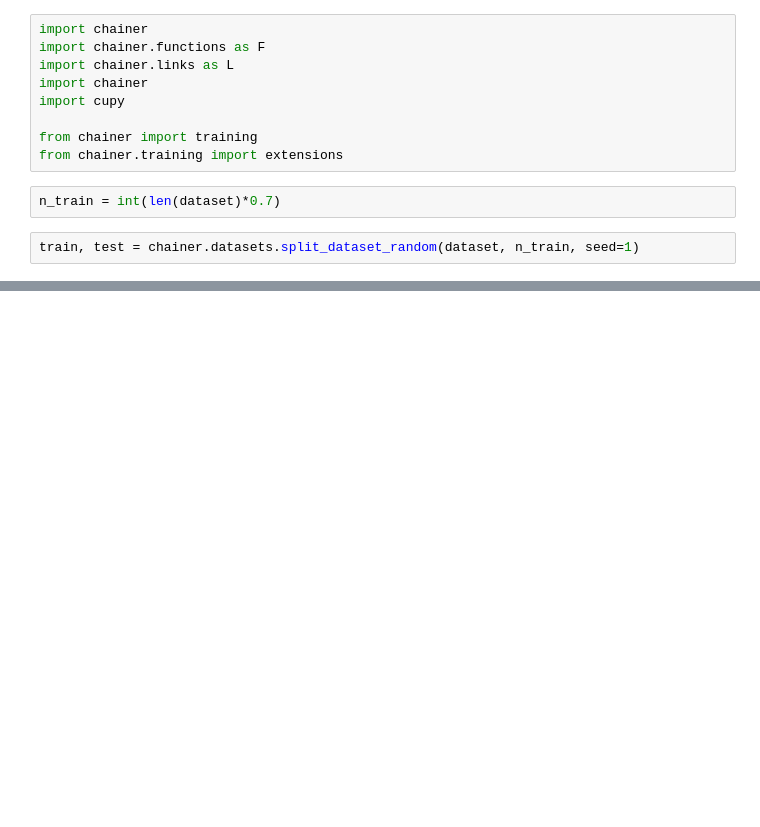
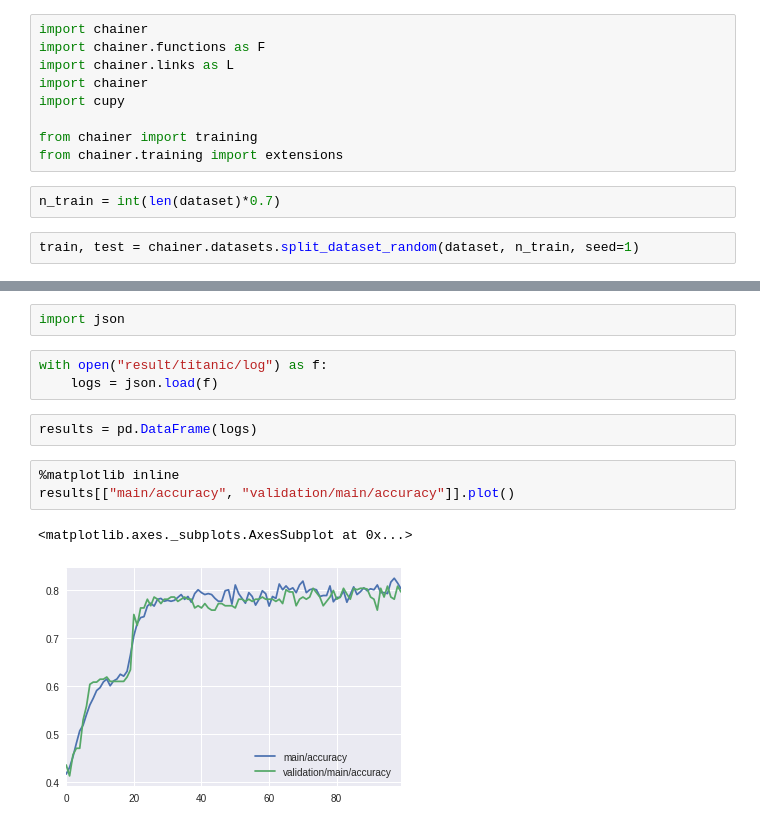
Before and after one commit to jaizw/titanic, a Jupyter notebook: titanic.ipynb, the cells around one changed output, grey strips where cells are left out. Saved outputs shown, nothing was run; the diff lists cells and outputs as text; blank space fills up the shorter version.

```diff
--- a/titanic.ipynb
+++ b/titanic.ipynb
@@ -85,0 +132,13 @@ class NN(chainer.Chain):
+# %%
+import json
+# %%
+with open("result/titanic/log") as f:
+    logs = json.load(f)
+# %%
+results = pd.DataFrame(logs)
+# %%
+%matplotlib inline
+results[["main/accuracy", "validation/main/accuracy"]].plot()
+# %% [output]
+<matplotlib.axes._subplots.AxesSubplot at 0x...>
+[figure, added]
```
Also changed, not shown: parts of 9 cells of this notebook.
